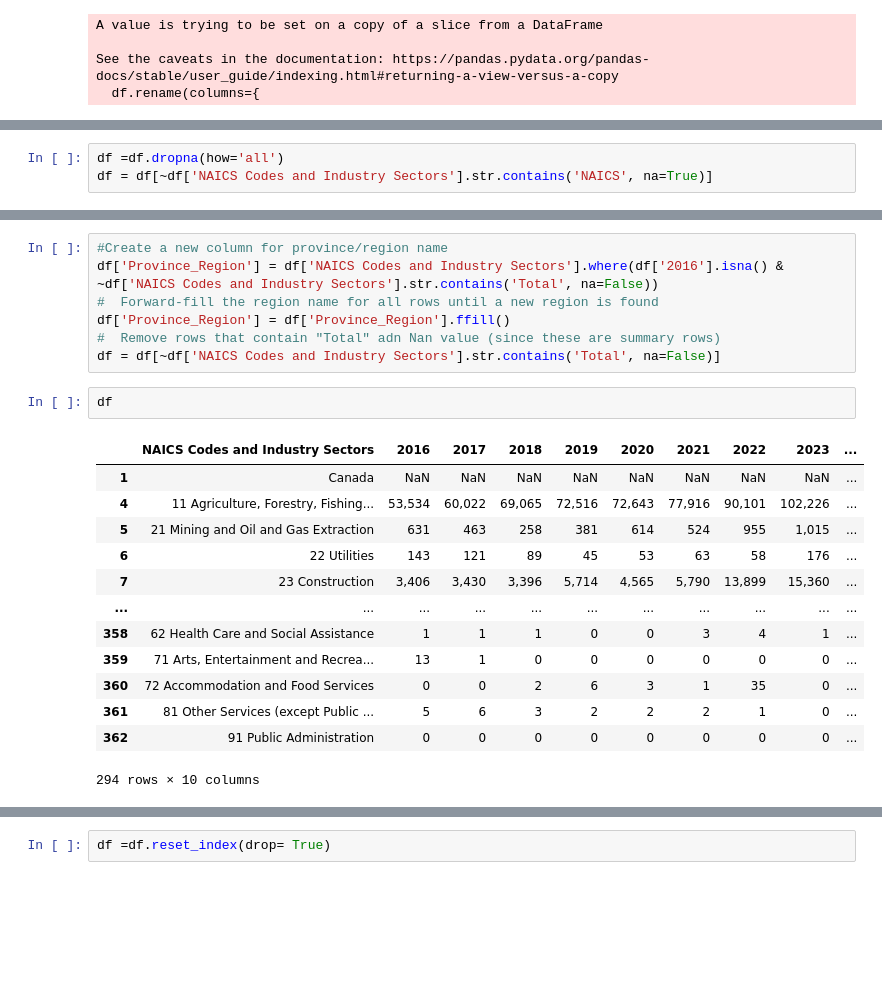
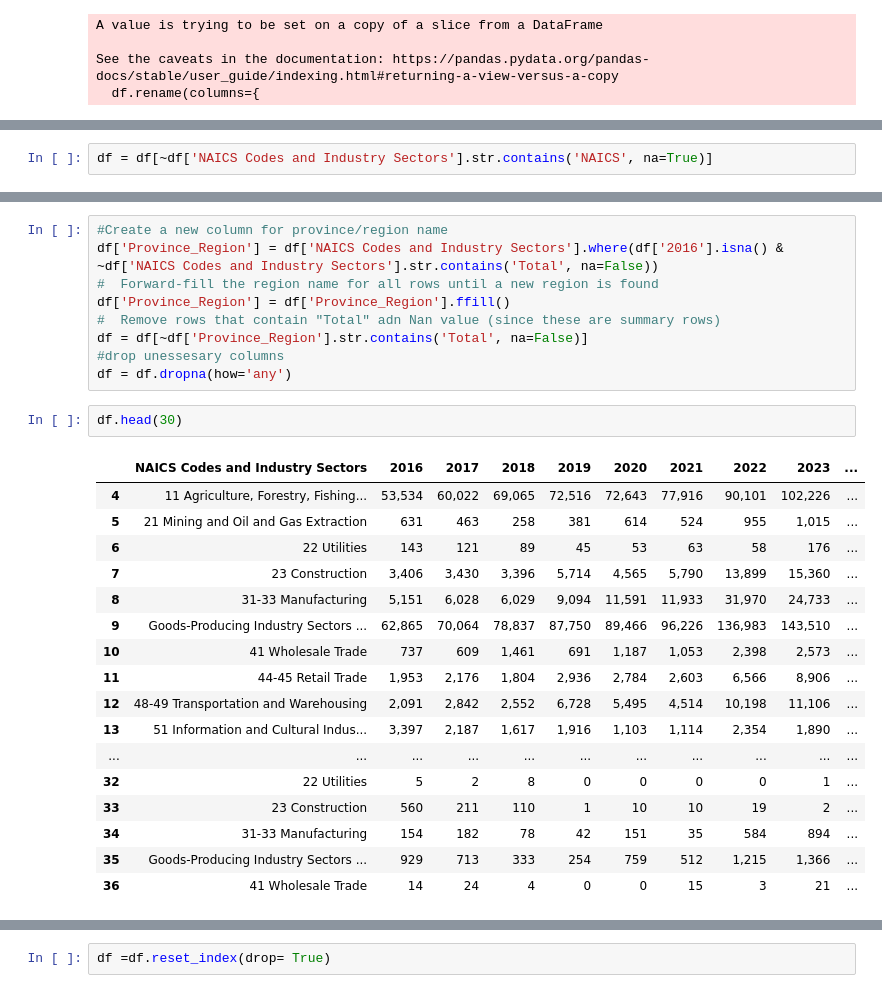
Before and after one commit to JohnNguyenAnh/LMIA_evaluation_project, a Jupyter notebook: EDA data/clenaing_data_table06.ipynb, the cells around one changed output, grey strips where cells are left out. Saved outputs shown, nothing was run; the diff lists cells and outputs as text; blank space fills up the shorter version.

```diff
--- a/EDA data/clenaing_data_table06.ipynb
+++ b/EDA data/clenaing_data_table06.ipynb
@@ -80,6 +80,5 @@ df.head(30)
 | 28 | NAICS Codes and Industry Sectors | NaN | NaN | NaN | NaN | NaN | NaN | NaN | NaN |
 | 29 | NaN | 2016 | 2017 | 2018 | 2019 | 2020 | 2021 | 2022 | 2023 |
 # %%
-df =df.dropna(how='all')
 df = df[~df['NAICS Codes and Industry Sectors'].str.contains('NAICS', na=True)]
 # %%
@@ -104,20 +107,26 @@ df['Province_Region'] = df['NAICS Codes and Industry Sectors'].where(df['2016'].
 #  Forward-fill the region name for all rows until a new region is found
 df['Province_Region'] = df['Province_Region'].ffill()
 #  Remove rows that contain "Total" adn Nan value (since these are summary rows)
-df = df[~df['NAICS Codes and Industry Sectors'].str.contains('Total', na=False)]
+df = df[~df['Province_Region'].str.contains('Total', na=False)]
+#drop unessesary columns
+df = df.dropna(how='any')
 # %%
-df
+df.head(30)
 # %% [output]
 |  | NAICS Codes and Industry Sectors | 2016 | 2017 | 2018 | 2019 | 2020 | 2021 | 2022 | 2023 | ... |
-| 1 | Canada | NaN | NaN | NaN | NaN | NaN | NaN | NaN | NaN | ... |
 | 4 | 11 Agriculture, Forestry, Fishing... | 53,534 | 60,022 | 69,065 | 72,516 | 72,643 | 77,916 | 90,101 | 102,226 | ... |
 | 5 | 21 Mining and Oil and Gas Extraction | 631 | 463 | 258 | 381 | 614 | 524 | 955 | 1,015 | ... |
 | 6 | 22 Utilities | 143 | 121 | 89 | 45 | 53 | 63 | 58 | 176 | ... |
 | 7 | 23 Construction | 3,406 | 3,430 | 3,396 | 5,714 | 4,565 | 5,790 | 13,899 | 15,360 | ... |
+| 8 | 31-33 Manufacturing | 5,151 | 6,028 | 6,029 | 9,094 | 11,591 | 11,933 | 31,970 | 24,733 | ... |
+| 9 | Goods-Producing Industry Sectors ... | 62,865 | 70,064 | 78,837 | 87,750 | 89,466 | 96,226 | 136,983 | 143,510 | ... |
+| 10 | 41 Wholesale Trade | 737 | 609 | 1,461 | 691 | 1,187 | 1,053 | 2,398 | 2,573 | ... |
+| 11 | 44-45 Retail Trade | 1,953 | 2,176 | 1,804 | 2,936 | 2,784 | 2,603 | 6,566 | 8,906 | ... |
+| 12 | 48-49 Transportation and Warehousing | 2,091 | 2,842 | 2,552 | 6,728 | 5,495 | 4,514 | 10,198 | 11,106 | ... |
+| 13 | 51 Information and Cultural Indus... | 3,397 | 2,187 | 1,617 | 1,916 | 1,103 | 1,114 | 2,354 | 1,890 | ... |
 | ... | ... | ... | ... | ... | ... | ... | ... | ... | ... | ... |
-| 358 | 62 Health Care and Social Assistance | 1 | 1 | 1 | 0 | 0 | 3 | 4 | 1 | ... |
-| 359 | 71 Arts, Entertainment and Recrea... | 13 | 1 | 0 | 0 | 0 | 0 | 0 | 0 | ... |
-| 360 | 72 Accommodation and Food Services | 0 | 0 | 2 | 6 | 3 | 1 | 35 | 0 | ... |
-| 361 | 81 Other Services (except Public ... | 5 | 6 | 3 | 2 | 2 | 2 | 1 | 0 | ... |
-| 362 | 91 Public Administration | 0 | 0 | 0 | 0 | 0 | 0 | 0 | 0 | ... |
+| 32 | 22 Utilities | 5 | 2 | 8 | 0 | 0 | 0 | 0 | 1 | ... |
+| 33 | 23 Construction | 560 | 211 | 110 | 1 | 10 | 10 | 19 | 2 | ... |
+| 34 | 31-33 Manufacturing | 154 | 182 | 78 | 42 | 151 | 35 | 584 | 894 | ... |
+| 35 | Goods-Producing Industry Sectors ... | 929 | 713 | 333 | 254 | 759 | 512 | 1,215 | 1,366 | ... |
+| 36 | 41 Wholesale Trade | 14 | 24 | 4 | 0 | 0 | 15 | 3 | 21 | ... |
-294 rows × 10 columns
```
Also changed, not shown: parts of 11 cells of this notebook, 7 other files.
